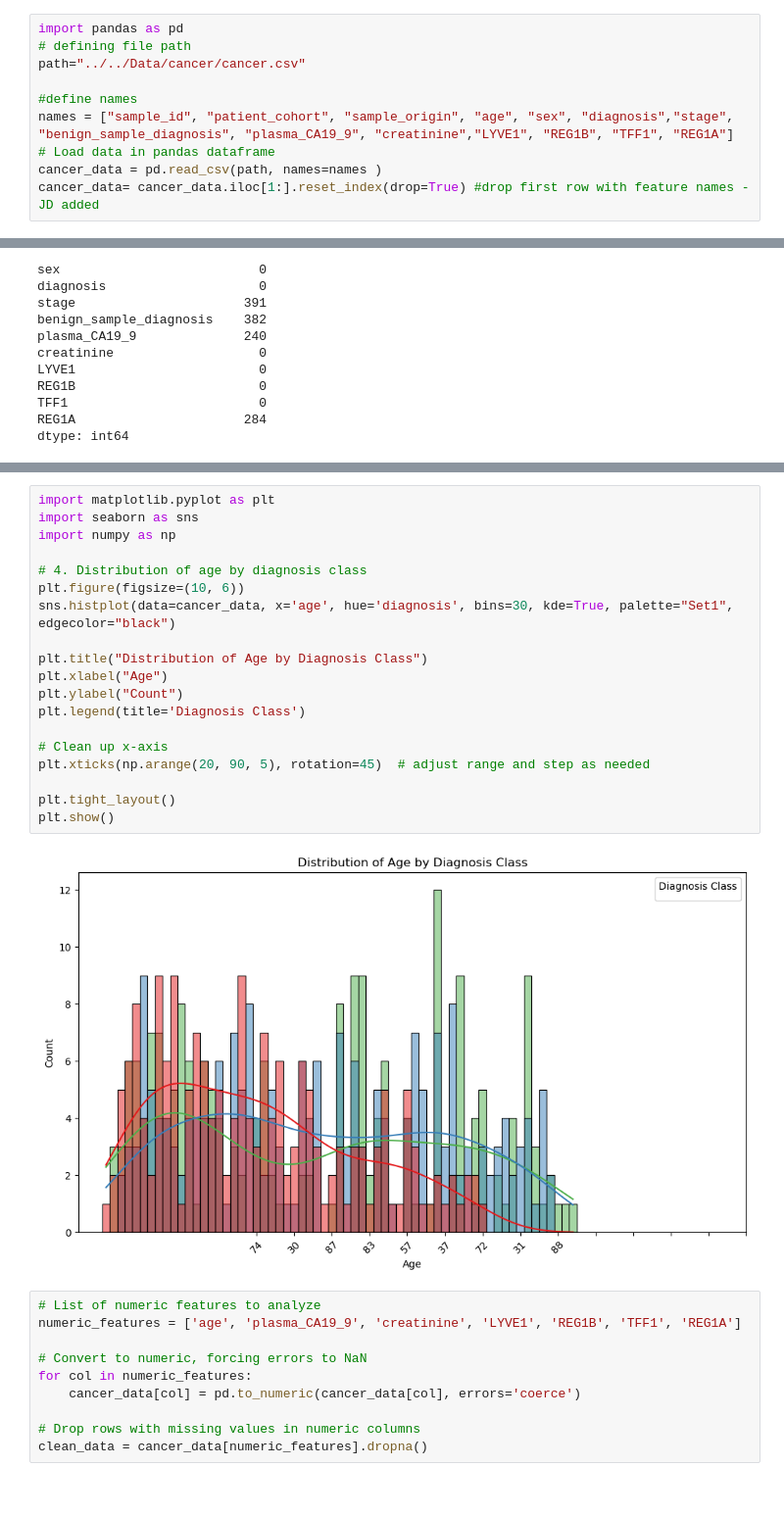
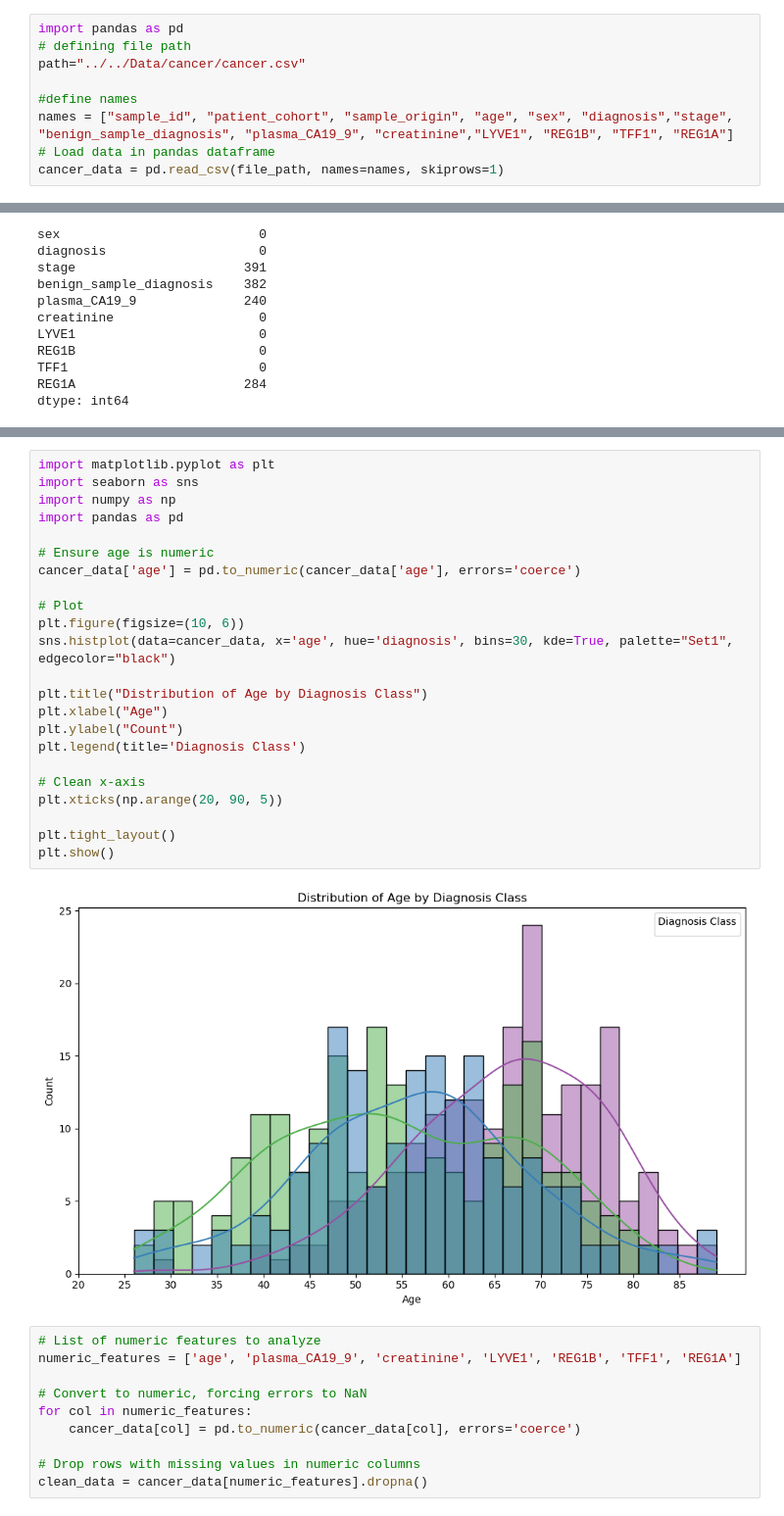
Before and after one commit to JDpodichetty/iRI_2025_AS, a Jupyter notebook: Code/cancer/pancreatic_cancer_code.ipynb, the cells around one changed output, grey strips where cells are left out. Shown at 98% size. Cells and saved outputs as stored; diff of their text form.

```diff
--- a/Code/cancer/pancreatic_cancer_code.ipynb
+++ b/Code/cancer/pancreatic_cancer_code.ipynb
@@ -10,5 +10,4 @@ path="../../Data/cancer/cancer.csv"
 #define names
 names = ["sample_id", "patient_cohort", "sample_origin", "age", "sex", "diagnosis","stage", "benign_sample_diagnosis", "plasma_CA19_9", "creatinine","LYVE1", "REG1B", "TFF1", "REG1A"]
 # Load data in pandas dataframe
-cancer_data = pd.read_csv(path, names=names )
-cancer_data= cancer_data.iloc[1:].reset_index(drop=True) #drop first row with feature names - JD added
+cancer_data = pd.read_csv(file_path, names=names, skiprows=1)
@@ -123,24 +125,28 @@ Name: count, dtype: int64
 # %%
 import matplotlib.pyplot as plt
 import seaborn as sns
 import numpy as np
+import pandas as pd
 
-# 4. Distribution of age by diagnosis class
+# Ensure age is numeric
+cancer_data['age'] = pd.to_numeric(cancer_data['age'], errors='coerce')
+
+# Plot
 plt.figure(figsize=(10, 6))
 sns.histplot(data=cancer_data, x='age', hue='diagnosis', bins=30, kde=True, palette="Set1", edgecolor="black")
 
 plt.title("Distribution of Age by Diagnosis Class")
 plt.xlabel("Age")
 plt.ylabel("Count")
 plt.legend(title='Diagnosis Class')
 
-# Clean up x-axis
-plt.xticks(np.arange(20, 90, 5), rotation=45)  # adjust range and step as needed
+# Clean x-axis
+plt.xticks(np.arange(20, 90, 5))
 
 plt.tight_layout()
 plt.show()
 # %% [output]
-[figure, old version]
+[figure, new version]
 # %%
 # List of numeric features to analyze
 numeric_features = ['age', 'plasma_CA19_9', 'creatinine', 'LYVE1', 'REG1B', 'TFF1', 'REG1A']
```
Also changed, not shown: parts of 19 cells of this notebook, 1 other file.
